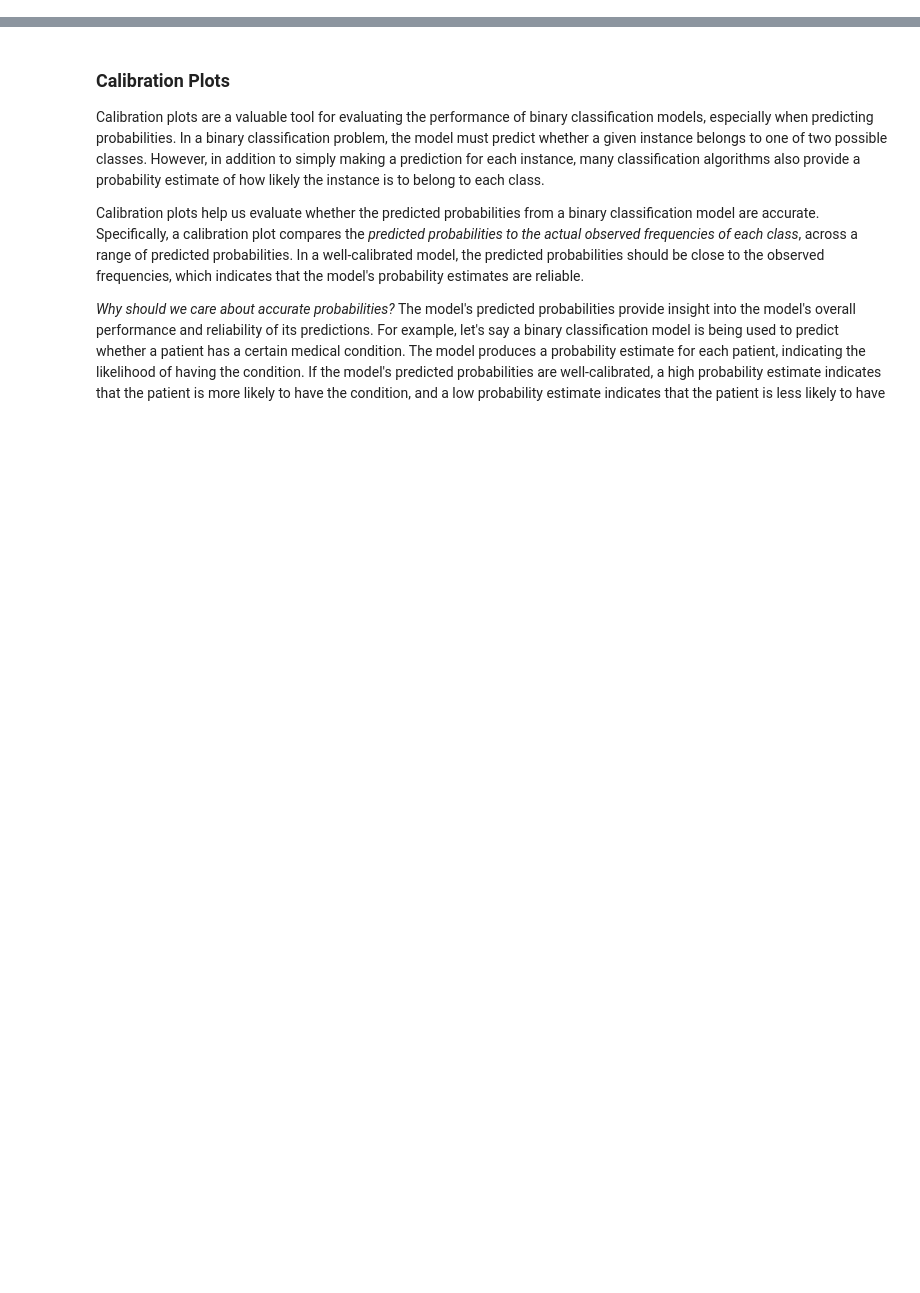
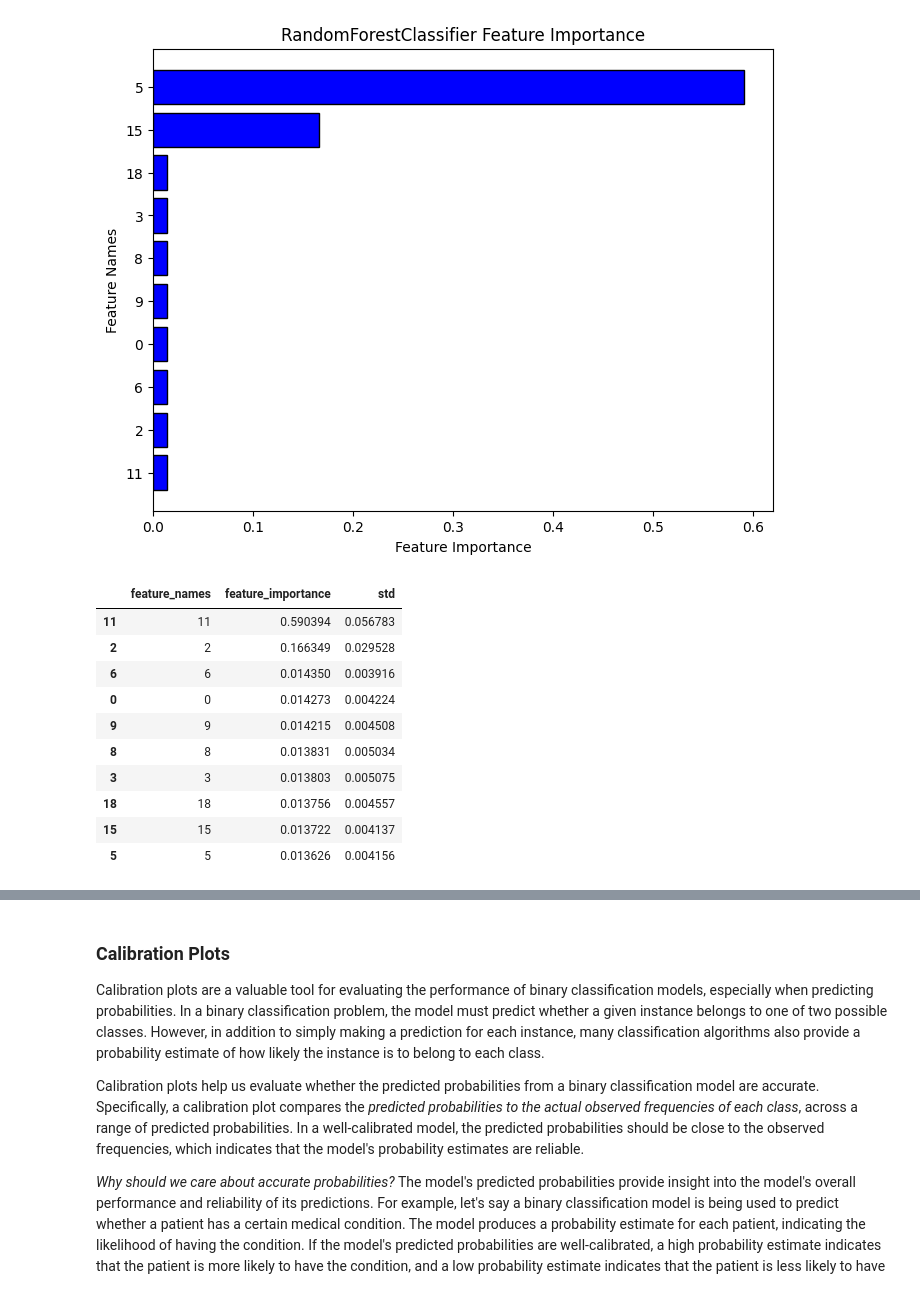
Before and after one commit to malinadesai/spectral_binaries, a Jupyter notebook: notebooks/tutorial.ipynb, the cells around one changed output, grey strips where cells are left out. Cells and saved outputs as stored; diff of their text form; code cells hidden in the pictures; blank space fills up the shorter version.

```diff
--- a/notebooks/tutorial.ipynb
+++ b/notebooks/tutorial.ipynb
@@ -54,0 +190,16 @@ weighted avg       0.93      0.93      0.93      2000
+# %%
+# Uncalibrated
+plot_feature_importance(results["model"], np.arange(X.shape[1]))
+# %% [output]
+[figure, added]
+|  | feature_names | feature_importance | std |
+| 11 | 11 | 0.590394 | 0.056783 |
+| 2 | 2 | 0.166349 | 0.029528 |
+| 6 | 6 | 0.014350 | 0.003916 |
+| 0 | 0 | 0.014273 | 0.004224 |
+| 9 | 9 | 0.014215 | 0.004508 |
+| 8 | 8 | 0.013831 | 0.005034 |
+| 3 | 3 | 0.013803 | 0.005075 |
+| 18 | 18 | 0.013756 | 0.004557 |
+| 15 | 15 | 0.013722 | 0.004137 |
+| 5 | 5 | 0.013626 | 0.004156 |
```
Also changed, not shown: parts of 24 cells of this notebook, 3 other files.
